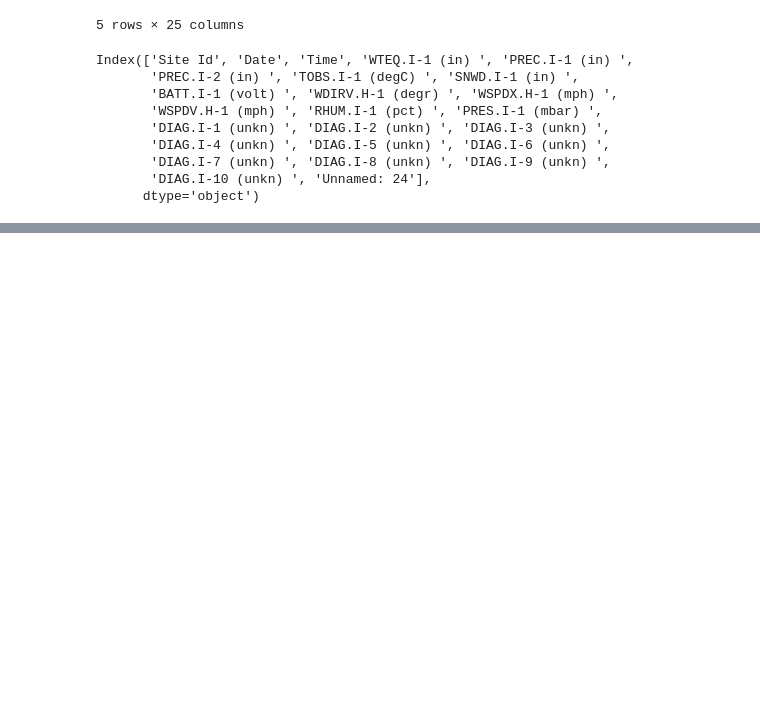
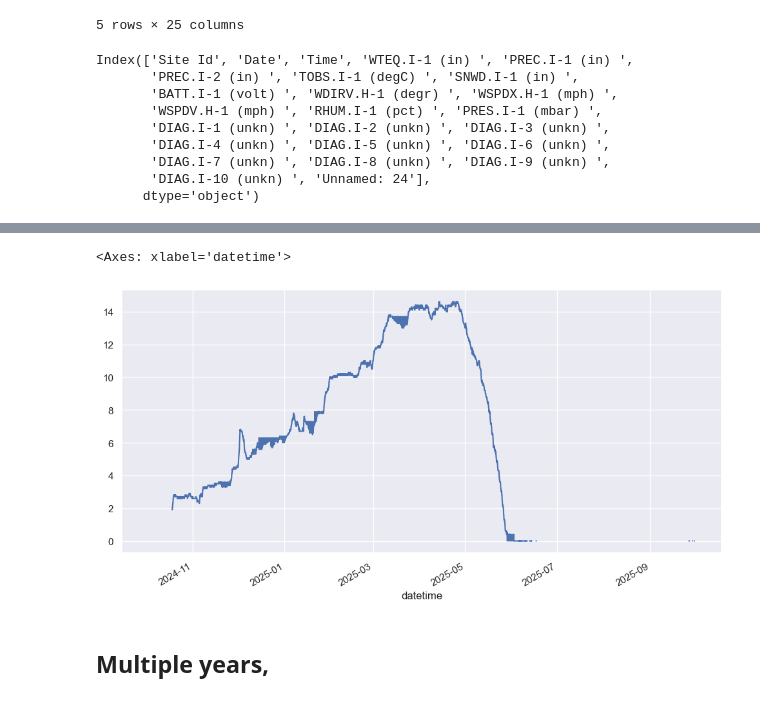
Before and after one commit to cassielumbrazo/snowdepth_teleconnections, a Jupyter notebook: 2_snotel_data.ipynb, the cells around one changed output, grey strips where cells are left out. Drawn from its saved outputs; the diff is of its cells as text; code cells hidden in the pictures; blank space fills up the shorter version.

```diff
--- a/2_snotel_data.ipynb
+++ b/2_snotel_data.ipynb
@@ -153,0 +154,7 @@ df1270['SNWD.I-1 (in) '].plot()
+# %%
+df1270['WTEQ.I-1 (in) '].plot()
+# %% [output]
+<Axes: xlabel='datetime'>
+[figure, added]
+# %% [markdown]
+## Multiple years,
```
Also changed, not shown: parts of 12 cells of this notebook, 1 other file.
